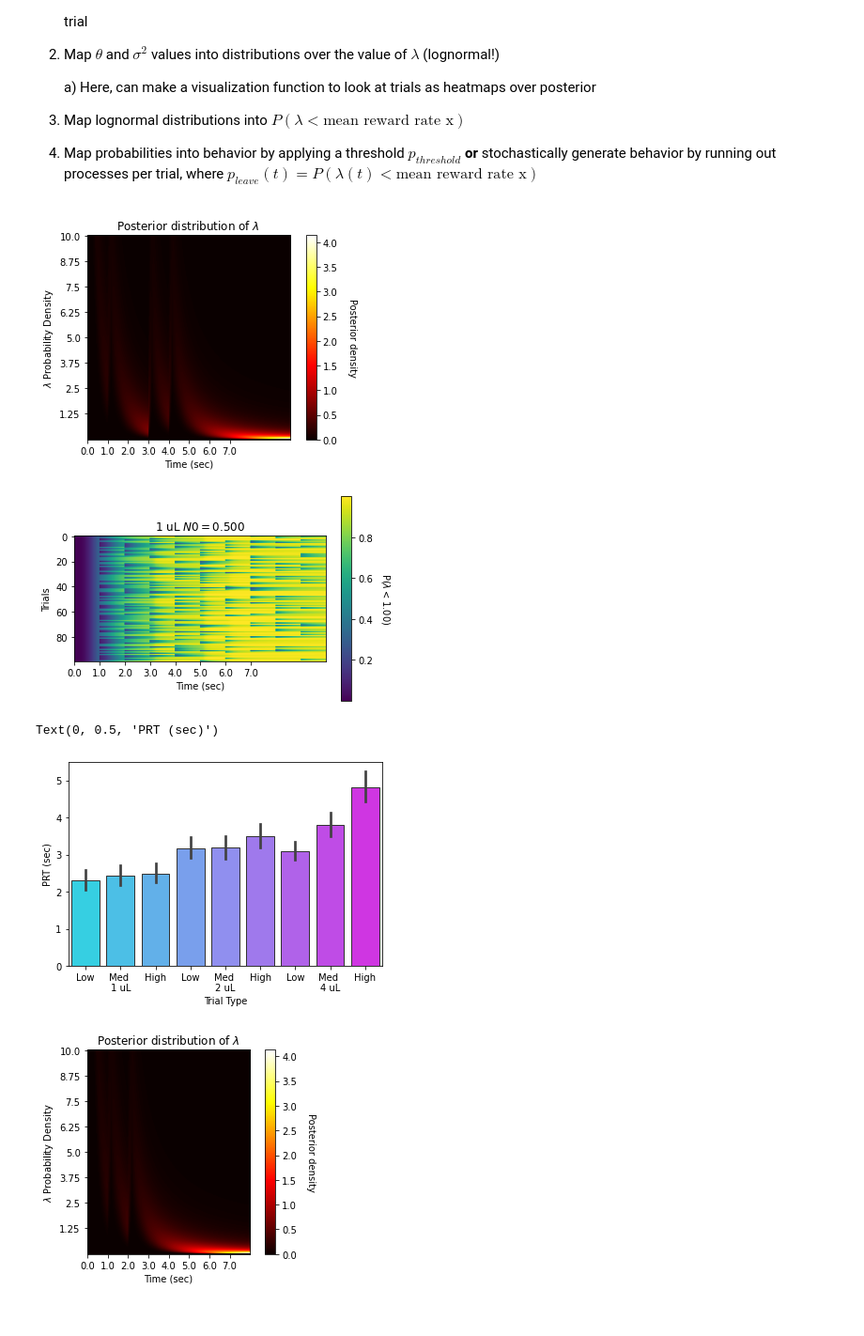
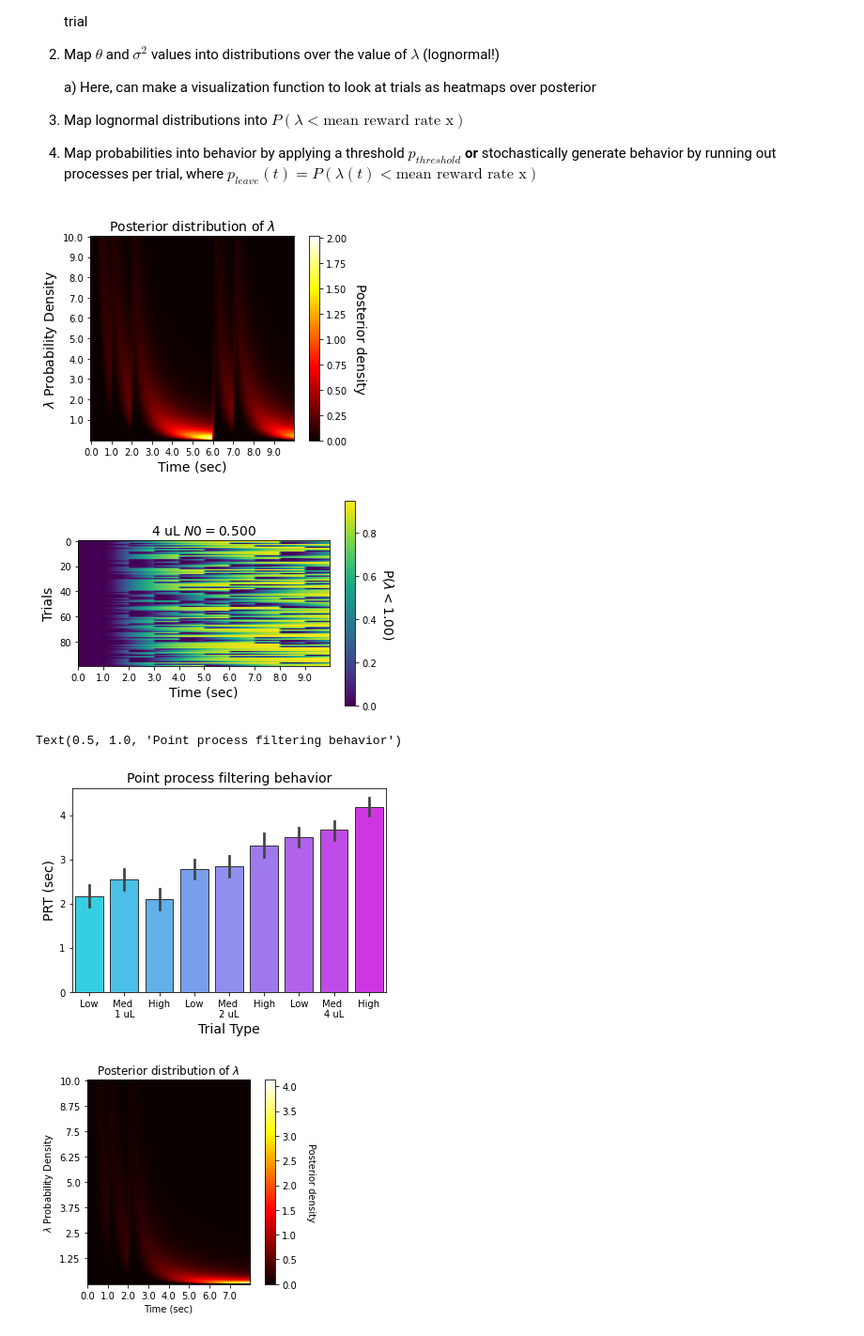
Before and after one commit to sternj98/rnn_foraging, a Jupyter notebook: Foraging PPSSM.ipynb, the cells around one changed output. Shown: that part at 94% size. Drawn from its saved outputs; the diff is of its cells as text; code cells hidden in the pictures.

```diff
--- a/Foraging PPSSM.ipynb
+++ b/Foraging PPSSM.ipynb
@@ -43,8 +43,8 @@ def ppssm(y,theta_0,sigma2_0,sigma2_eps,dt = 0.05):
     sigma2 = np.concatenate((np.array([sigma2_0],dtype = np.float64),np.array(np.zeros(seq_len-1,dtype = np.float64))))
     for t in range(1,seq_len):
         sigma2_given_tminus1 = sigma2[t-1] + sigma2_eps
-        theta[t] = theta[t-1] + sigma2_given_tminus1 * (y[t] - dt*np.exp(theta[t-1]))
-        sigma2[t] = np.min([10,(1 / (dt*np.exp(theta[t-1]) + 1/sigma2_given_tminus1))])
+        sigma2[t] = (1 / (dt*np.exp(theta[t-1]) + 1/sigma2_given_tminus1))
+        theta[t] = theta[t-1] + sigma2[t] * (y[t] - dt*np.exp(theta[t-1]))
     return theta,sigma2
 
 def stream_from_events(event_times,end_t,dt = 0.05):
@@ -206,7 +206,7 @@ for tt in y_tts_trials:
         theta,sigma = ppssm(y_trial,tt[0],sigma2_0,sigma2_eps) # ppssm(y_trial,theta0,sigma2_0,sigma2_eps) # ppssm(y_trial,tt[0],sigma2_0,sigma2_eps)
         ppssm_tts_trials[tt].append((theta,sigma))
 # %%
-lognorm_cdf = lambda x,theta,sigma2: stats.lognorm.cdf(x,s = np.sqrt(sigma),scale = np.exp(theta))
+lognorm_cdf = lambda x,theta,sigma2 : stats.lognorm.cdf(x,scale = np.exp(theta),s = np.sqrt(sigma2))
 
 # Analyze PPSSM results as probabilities
 def lamda_posterior_hmap(theta_trial,sigma2_trial,pdf_xvals):
@@ -230,38 +230,40 @@ def p_lessthan_x(ppssm_tts_trials,x):
     return p_lessthan_tts_trials
 # %%
 # Plot heatmap of posterior over lambda
+t = np.arange(0,end_t,dt)
+
 pdf_xvals = np.linspace(0,10,200+1)
 trial = 20
 tt = (4,0.5)
 posterior = lamda_posterior_hmap(ppssm_tts_trials[tt][trial][0],ppssm_tts_trials[tt][trial][1],pdf_xvals)
-plt.title(r"Posterior distribution of $\lambda$")
+plt.title(r"Posterior distribution of $\lambda$",fontsize = 14)
 plt.imshow(np.flipud(posterior),cmap = 'hot')
-plt.ylabel(r"$\lambda$ Probability Density")
-plt.yticks(np.arange(0,200,25),np.flipud(pdf_xvals[::25]))
-plt.xlabel("Time (sec)")
+plt.ylabel(r"$\lambda$ Probability Density",fontsize = 14)
+plt.yticks(np.arange(0,200,20),np.flipud(pdf_xvals[::20]))
+plt.xlabel("Time (sec)",fontsize = 14)
 plt.xticks(np.arange(0,len(t),20),np.arange(0,end_t,dt)[::20])
 cb = plt.colorbar()
 cb.ax.get_yaxis().labelpad = 20
-cb.ax.set_ylabel("Posterior density",rotation=-90)
+cb.ax.set_ylabel("Posterior density",rotation=-90,fontsize = 14)
 plt.show()
 # %% [output]
-[figure, old version]
+[figure, new version]
 # %%
 # Map distributions into CDF probabilities of being less than some (mean) rate
 x = 1
-tt = (1,.5)
+tt = (4,0.5)
 p_lessthan_tts_trials = p_lessthan_x(ppssm_tts_trials,x)
 plt.imshow(p_lessthan_tts_trials[tt])
-plt.xlabel("Time (sec)")
+plt.xlabel("Time (sec)",fontsize = 14)
 plt.xticks(np.arange(0,len(t),20),np.arange(0,end_t,dt)[::20]);
 cb = plt.colorbar()
 cb.ax.get_yaxis().labelpad = 20
-cb.ax.set_ylabel(r"P($\lambda < %.2f$)"%x,rotation=-90)
-plt.ylabel("Trials")
-plt.title("%i uL $N0 = %.3f$"%(tt))
+cb.ax.set_ylabel(r"P($\lambda < %.2f$)"%x,rotation=-90,fontsize = 14)
+plt.ylabel("Trials",fontsize = 14)
+plt.title("%i uL $N0 = %.3f$"%(tt),fontsize = 14)
 plt.show()
 # %% [output]
-[figure, old version]
+[figure, new version]
 # %%
 # Functions to map probabilities into behavior, taking P(lambda < x) as probability of leaving
 def stochastic_prt_gen(p_lessthan_tts_trials,prt_lock = None,dt = 0.05):
@@ -303,11 +305,12 @@ prts_df = prts_df.rename(columns={"index": "tt", "value": "PRT"})
 # %%
 ax = sns.barplot(x="tt", y="PRT", data=prts_df,palette = 'cool',edgecolor="0.2")
 ax.set_xticklabels(["Low","Med \n1 uL","High"] + ["Low","Med \n2 uL","High"] + ["Low","Med \n4 uL","High"])
-ax.set_xlabel("Trial Type")
-ax.set_ylabel("PRT (sec)")
+ax.set_xlabel("Trial Type",fontsize = 14)
+ax.set_ylabel("PRT (sec)",fontsize = 14)
+ax.set_title("Point process filtering behavior",fontsize = 14)
 # %% [output]
-Text(0, 0.5, 'PRT (sec)')
+Text(0.5, 1.0, 'Point process filtering behavior')
-[figure, old version]
+[figure, new version]
 # %%
 # Now look into specific trial types
 end_t = 8
```
Also changed, not shown: parts of 1 cell of this notebook, 13 other files.
